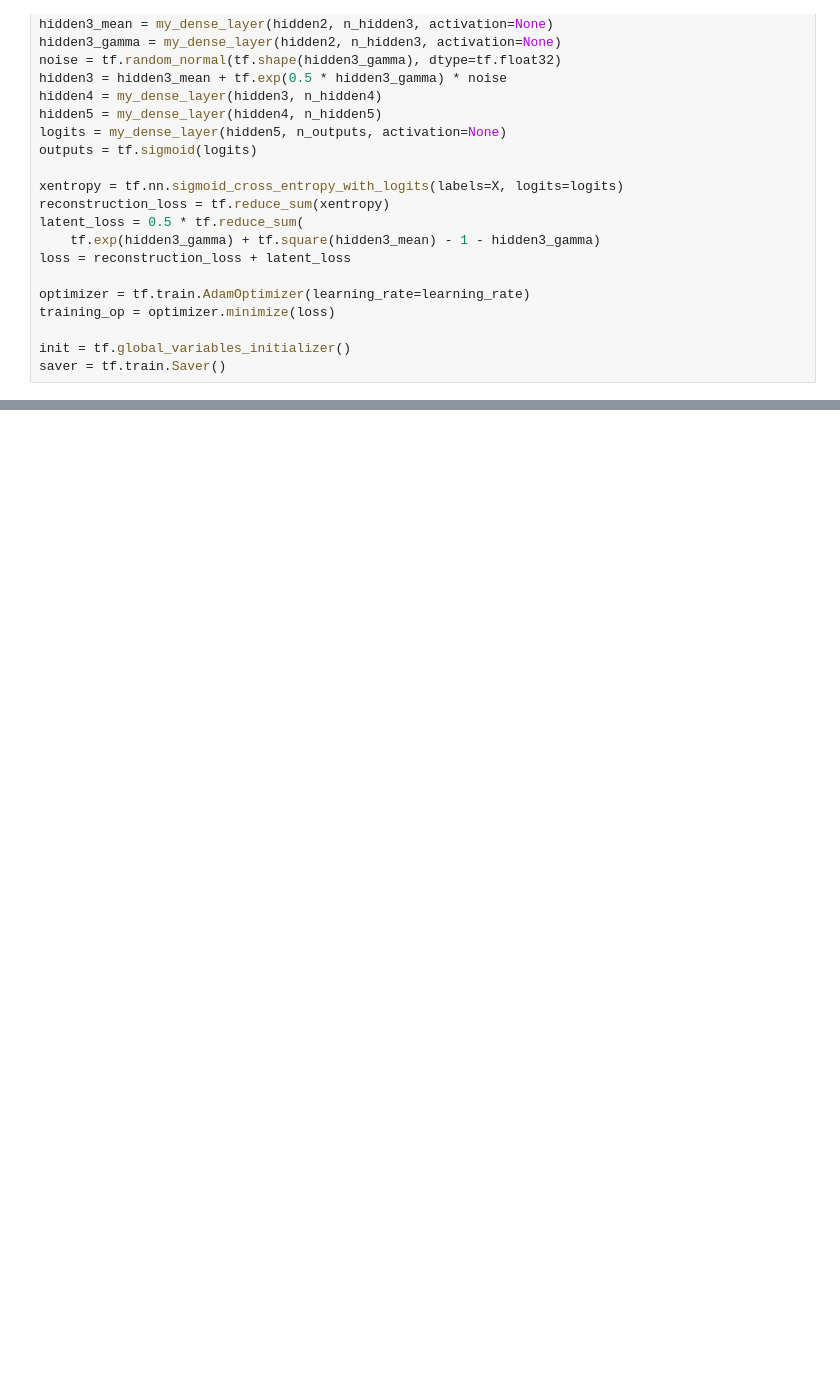
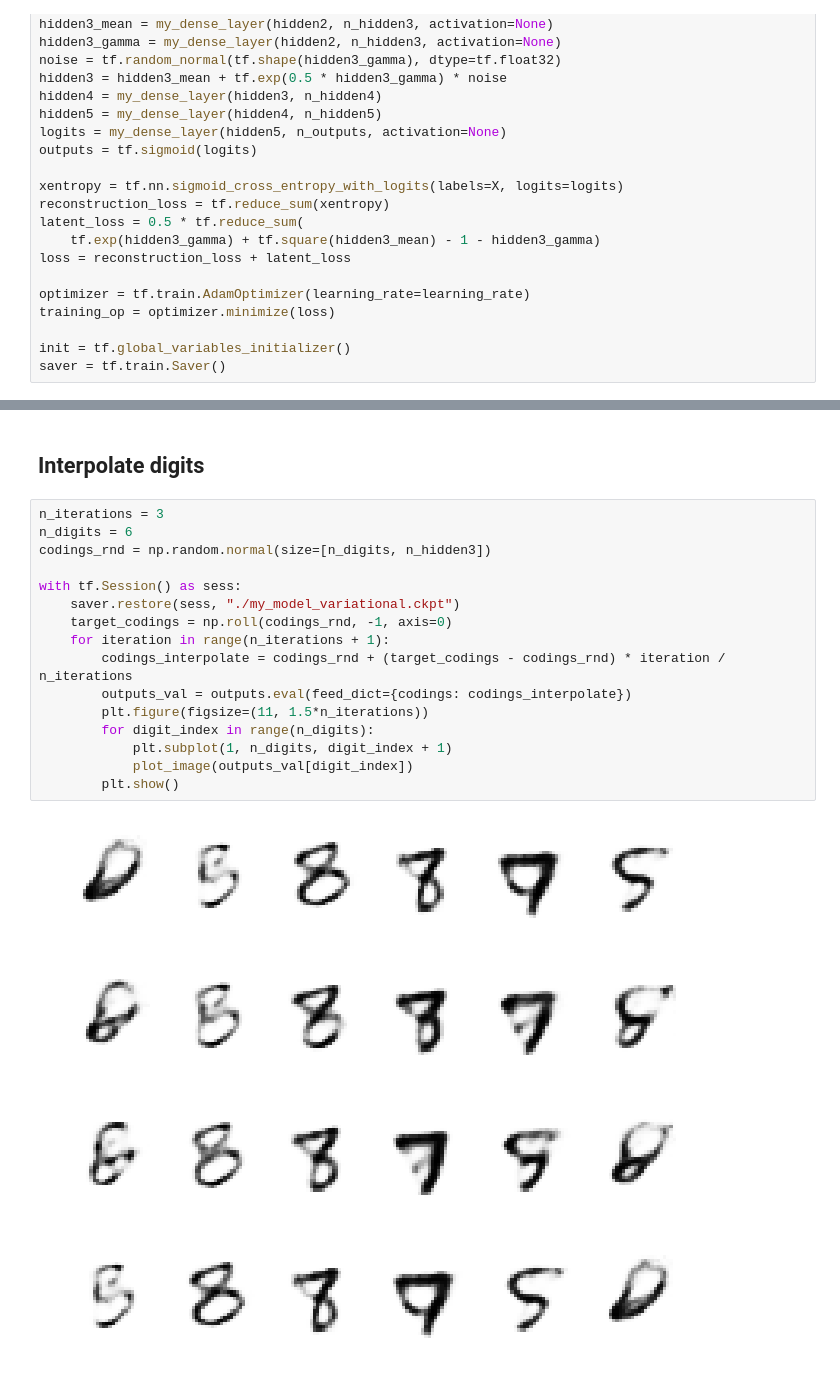
Before and after one commit to chauhan-utk/handson-ml, a Jupyter notebook: 15_VariationalAutoencoders.ipynb, the cells around one changed output, grey strips where cells are left out. Saved outputs shown, nothing was run; the diff lists cells and outputs as text; blank space fills up the shorter version.

```diff
--- a/15_VariationalAutoencoders.ipynb
+++ b/15_VariationalAutoencoders.ipynb
@@ -203,0 +341,23 @@ saver = tf.train.Saver()
+# %% [markdown]
+## Interpolate digits
+# %%
+n_iterations = 3
+n_digits = 6
+codings_rnd = np.random.normal(size=[n_digits, n_hidden3])
+
+with tf.Session() as sess:
+    saver.restore(sess, "./my_model_variational.ckpt")
+    target_codings = np.roll(codings_rnd, -1, axis=0)
+    for iteration in range(n_iterations + 1):
+        codings_interpolate = codings_rnd + (target_codings - codings_rnd) * iteration / n_iterations
+        outputs_val = outputs.eval(feed_dict={codings: codings_interpolate})
+        plt.figure(figsize=(11, 1.5*n_iterations))
+        for digit_index in range(n_digits):
+            plt.subplot(1, n_digits, digit_index + 1)
+            plot_image(outputs_val[digit_index])
+        plt.show()
+# %% [output]
+[figure, added]
+[figure, added]
+[figure, added]
+[figure, added]
```
Also changed, not shown: parts of 20 cells of this notebook, 2 other files.
